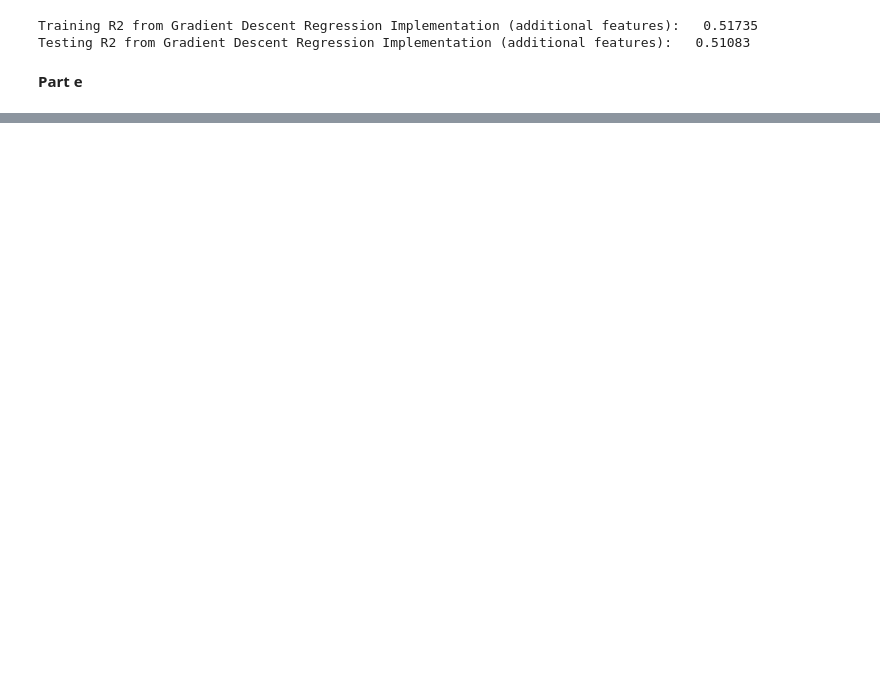
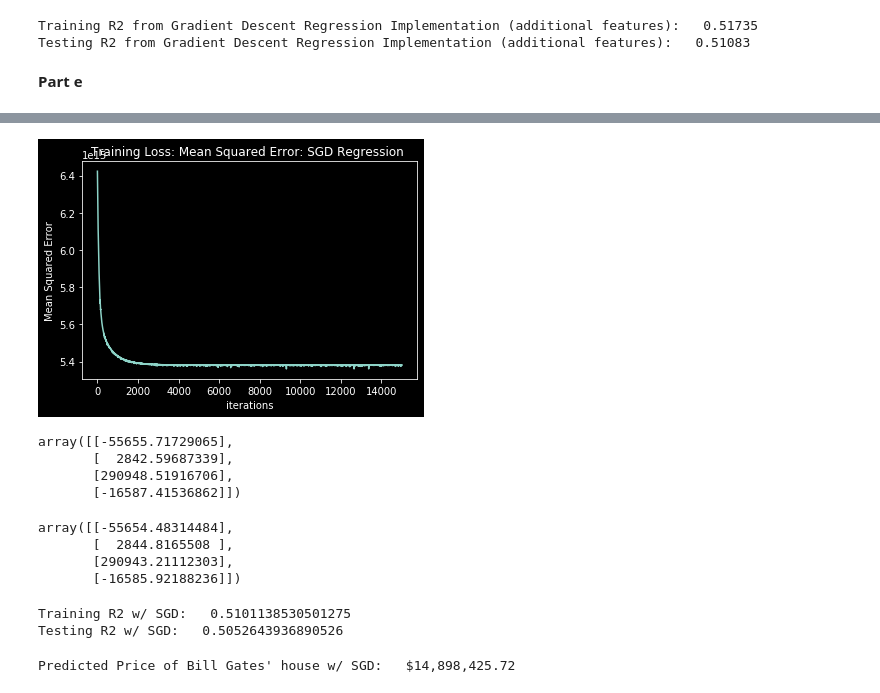
Before and after one commit to collinkennedy/Computational_Statistics, a Jupyter notebook: SGD.ipynb, the cells around one changed output, grey strips where cells are left out. Saved outputs shown, nothing was run; the diff lists cells and outputs as text; code cells hidden in the pictures; blank space fills up the shorter version.

```diff
--- a/SGD.ipynb
+++ b/SGD.ipynb
@@ -97,9 +92,6 @@ def rsquared(y_true, y_pred):
         y_pred = np.asarray(y_pred)
     res = scipy.stats.linregress(y_true, y_pred)
     return res.rvalue**2
-# %%
-x = np.array(pd.DataFrame([1,2,4]))
-y = np.array(pd.DataFrame([1.2,1.9,3.97]))
 # %%
 def gd(X,y,learning_parameter = .00001,tau = .001, max_iter = 20000):
 
@@ -252,0 +297,2 @@ Testing R2 from Gradient Descent Regression Implementation (additional features)
+# %%
+sgd_beta, returned_mse = sgd(train_data[features],y_train)
@@ -252,0 +317,61 @@ Testing R2 from Gradient Descent Regression Implementation (additional features)
+# %%
+#plot the error
+from matplotlib import style
+style.use('dark_background')
+plt.figure()
+plt.plot(np.arange(0, len(returned_mse)), returned_mse) ## fix
+plt.title("Training Loss: Mean Squared Error: SGD Regression ")
+plt.xlabel("iterations")
+plt.ylabel("Mean Squared Error")
+plt.show()
+# %% [output]
+[figure, added]
+# %%
+beta
+# %% [output]
+array([[-55655.71729065],
+       [  2842.59687339],
+       [290948.51916706],
+       [-16587.41536862]])
+# %%
+sgd_beta
+# %% [output]
+array([[-55654.48314484],
+       [  2844.8165508 ],
+       [290943.21112303],
+       [-16585.92188236]])
+# %%
+# repeat part a)
+#First R2 on Training Data
+
+#generate predictions
+#first standardize data
+
+train_data_standardized = StandardScaler().fit_transform(train_data[features])
+y_pred_train = train_data_standardized @ sgd_beta
+
+#calculate r2 on training data
+r2_train = rsquared(y_true = y_train.to_numpy().flatten(), y_pred = y_pred_train.flatten())
+
+
+#now for testing data
+test_data_standardized = StandardScaler().fit_transform(test_data[features])
+y_pred_test = test_data_standardized @ sgd_beta
+
+r2_test = rsquared(y_true = y_test.to_numpy().flatten(), y_pred = y_pred_test.flatten())
+
+#print results
+print("Training R2 w/ SGD:   {}".format(r2_train))
+print("Testing R2 w/ SGD:   {}".format(r2_test))
+# %% [output]
+Training R2 w/ SGD:   0.5101138530501275
+Testing R2 w/ SGD:   0.5052643936890526
+# %%
+#repeat part b)
+
+#use standardized data
+bill_gates_house = fancy_house_scaled @ sgd_beta
+bill_gates_house_sgd_prediction = np.round(float(bill_gates_house[0]),2)
+print("Predicted Price of Bill Gates' house w/ SGD:   ${:,}".format(bill_gates_house_sgd_prediction))
+# %% [output]
+Predicted Price of Bill Gates' house w/ SGD:   $14,898,425.72
```
Also changed, not shown: parts of 11 cells of this notebook.
